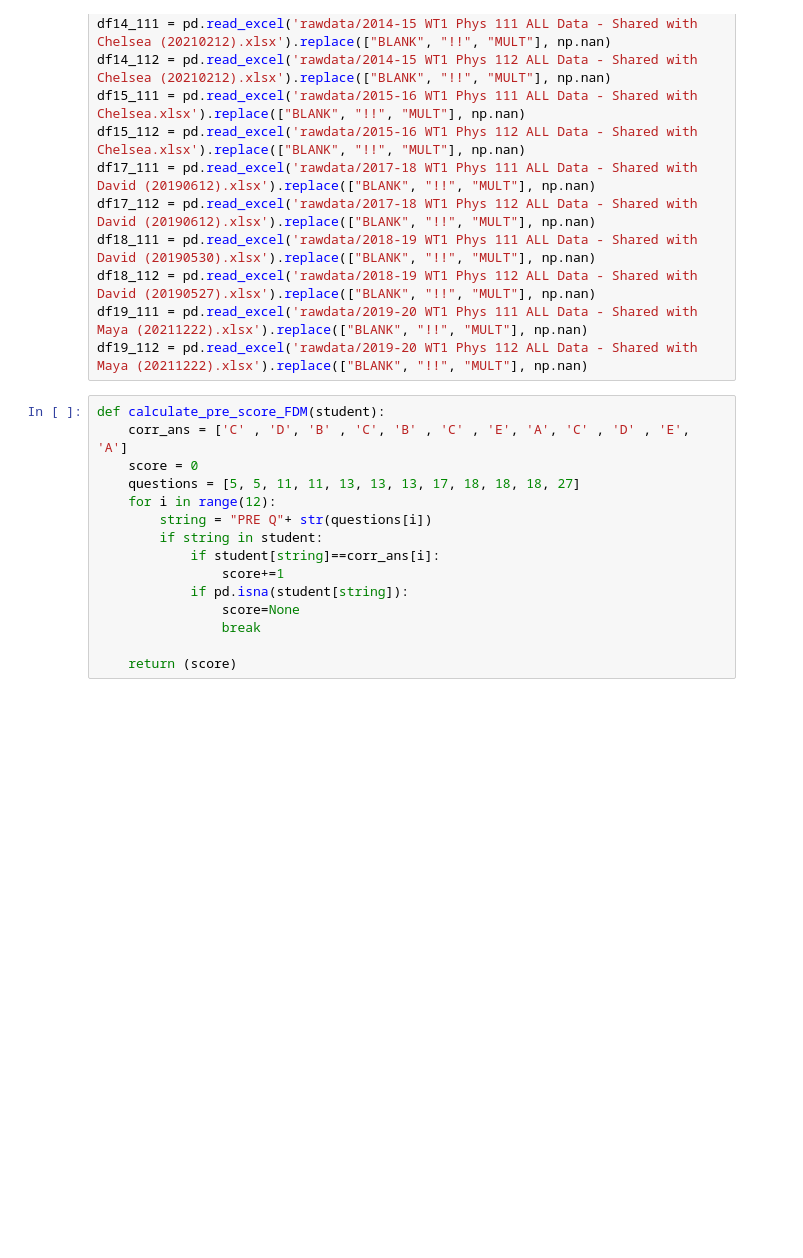
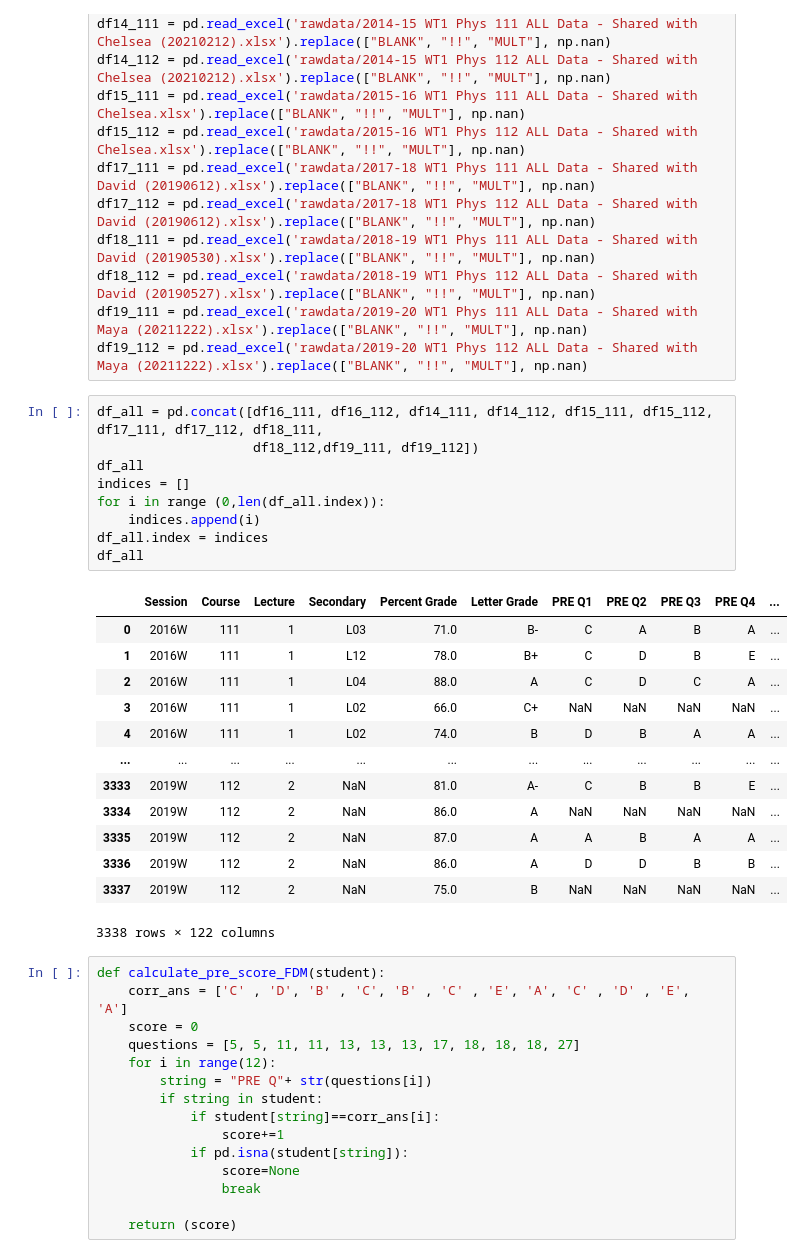
Before and after one commit to maya-patel/Honours-FCI-data, a Jupyter notebook: By_Question_FDM_with_delta.ipynb, the cells around one changed output. Saved outputs shown, nothing was run; the diff lists cells and outputs as text; blank space fills up the shorter version.

```diff
--- a/By_Question_FDM_with_delta.ipynb
+++ b/By_Question_FDM_with_delta.ipynb
@@ -16,6 +16,29 @@ df18_111 = pd.read_excel('rawdata/2018-19 WT1 Phys 111 ALL Data - Shared with Da
 df18_112 = pd.read_excel('rawdata/2018-19 WT1 Phys 112 ALL Data - Shared with David (20190527).xlsx').replace(["BLANK", "!!", "MULT"], np.nan)
 df19_111 = pd.read_excel('rawdata/2019-20 WT1 Phys 111 ALL Data - Shared with Maya (20211222).xlsx').replace(["BLANK", "!!", "MULT"], np.nan)
 df19_112 = pd.read_excel('rawdata/2019-20 WT1 Phys 112 ALL Data - Shared with Maya (20211222).xlsx').replace(["BLANK", "!!", "MULT"], np.nan)
+# %%
+df_all = pd.concat([df16_111, df16_112, df14_111, df14_112, df15_111, df15_112, df17_111, df17_112, df18_111,
+                    df18_112,df19_111, df19_112])
+df_all
+indices = []
+for i in range (0,len(df_all.index)):
+    indices.append(i)
+df_all.index = indices
+df_all
+# %% [output]
+|  | Session | Course | Lecture | Secondary | Percent Grade | Letter Grade | PRE Q1 | PRE Q2 | PRE Q3 | PRE Q4 | ... |
+| 0 | 2016W | 111 | 1 | L03 | 71.0 | B- | C | A | B | A | ... |
+| 1 | 2016W | 111 | 1 | L12 | 78.0 | B+ | C | D | B | E | ... |
+| 2 | 2016W | 111 | 1 | L04 | 88.0 | A | C | D | C | A | ... |
+| 3 | 2016W | 111 | 1 | L02 | 66.0 | C+ | NaN | NaN | NaN | NaN | ... |
+| 4 | 2016W | 111 | 1 | L02 | 74.0 | B | D | B | A | A | ... |
+| ... | ... | ... | ... | ... | ... | ... | ... | ... | ... | ... | ... |
+| 3333 | 2019W | 112 | 2 | NaN | 81.0 | A- | C | B | B | E | ... |
+| 3334 | 2019W | 112 | 2 | NaN | 86.0 | A | NaN | NaN | NaN | NaN | ... |
+| 3335 | 2019W | 112 | 2 | NaN | 87.0 | A | A | B | A | A | ... |
+| 3336 | 2019W | 112 | 2 | NaN | 86.0 | A | D | D | B | B | ... |
+| 3337 | 2019W | 112 | 2 | NaN | 75.0 | B | NaN | NaN | NaN | NaN | ... |
+3338 rows × 122 columns
 # %%
 def calculate_pre_score_FDM(student):
     corr_ans = ['C' , 'D', 'B' , 'C', 'B' , 'C' , 'E', 'A', 'C' , 'D' , 'E', 'A']
```
Also changed, not shown: parts of 7 cells of this notebook, 19 other files.
